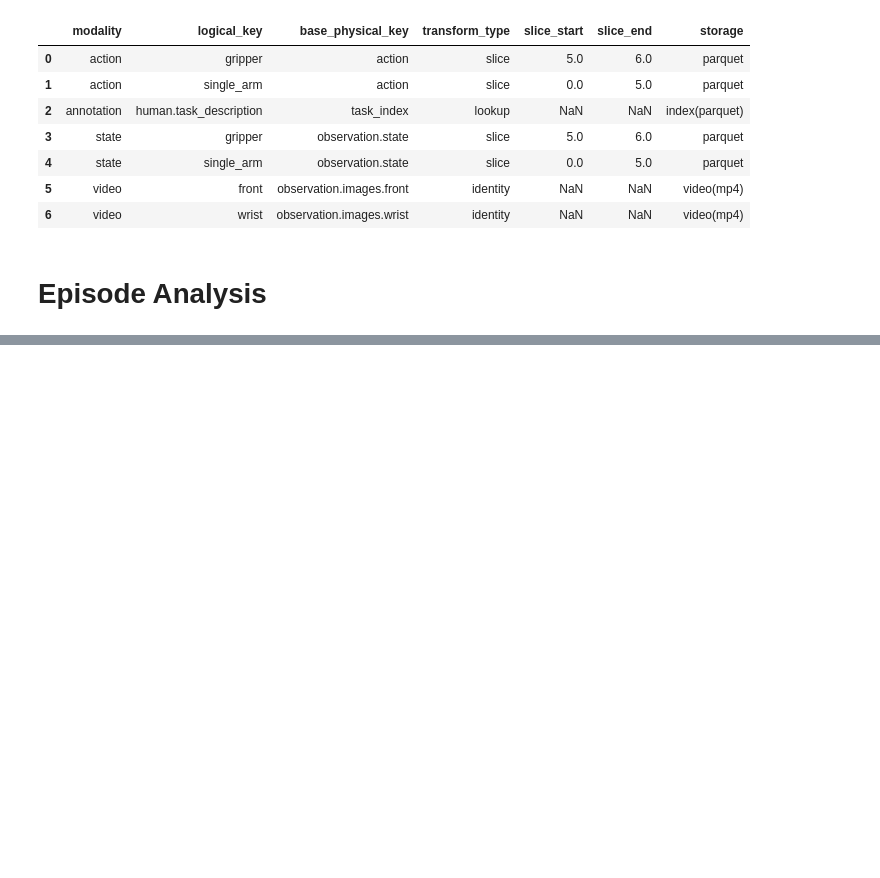
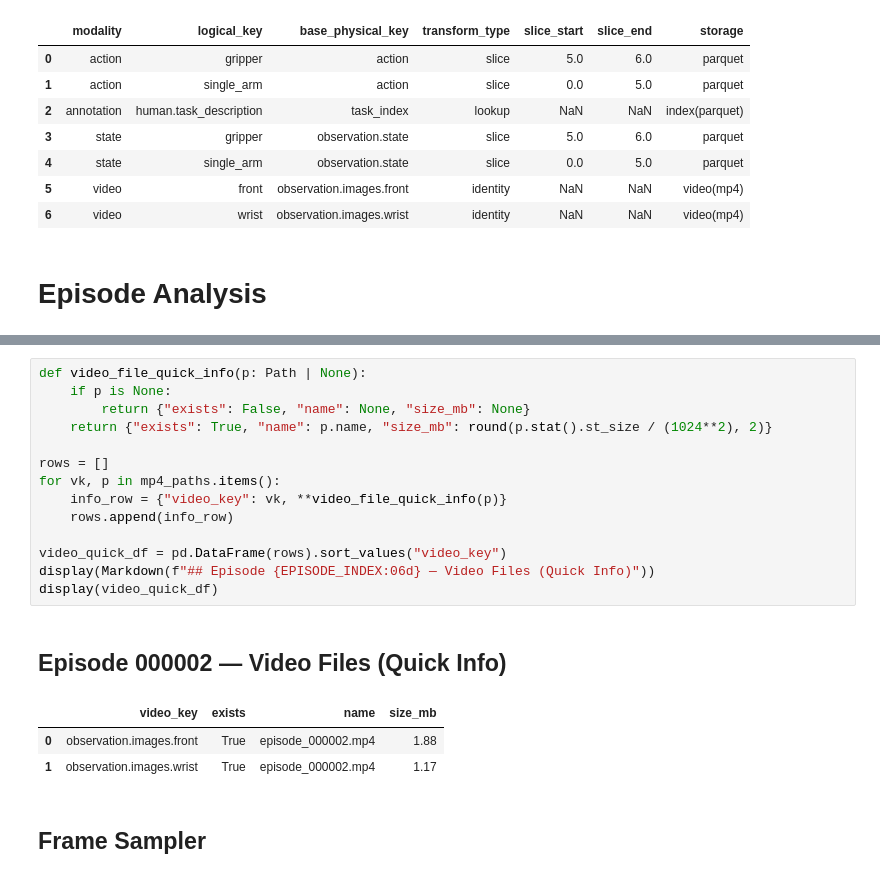
Before and after one commit to CodingCat/lerobot-explorer, a Jupyter notebook: lerobot-explorer.ipynb, the cells around one changed output, grey strips where cells are left out. Cells and saved outputs as stored; diff of their text form; blank space fills up the shorter version.

```diff
--- a/lerobot-explorer.ipynb
+++ b/lerobot-explorer.ipynb
@@ -586,0 +795,21 @@ display(contract_df[[
+# %%
+def video_file_quick_info(p: Path | None):
+    if p is None:
+        return {"exists": False, "name": None, "size_mb": None}
+    return {"exists": True, "name": p.name, "size_mb": round(p.stat().st_size / (1024**2), 2)}
+
+rows = []
+for vk, p in mp4_paths.items():
+    info_row = {"video_key": vk, **video_file_quick_info(p)}
+    rows.append(info_row)
+
+video_quick_df = pd.DataFrame(rows).sort_values("video_key")
+display(Markdown(f"## Episode {EPISODE_INDEX:06d} — Video Files (Quick Info)"))
+display(video_quick_df)
+# %% [output]
+## Episode 000002 — Video Files (Quick Info)
+|  | video_key | exists | name | size_mb |
+| 0 | observation.images.front | True | episode_000002.mp4 | 1.88 |
+| 1 | observation.images.wrist | True | episode_000002.mp4 | 1.17 |
+# %% [markdown]
+## Frame Sampler
```
Also changed, not shown: parts of 11 cells of this notebook.
